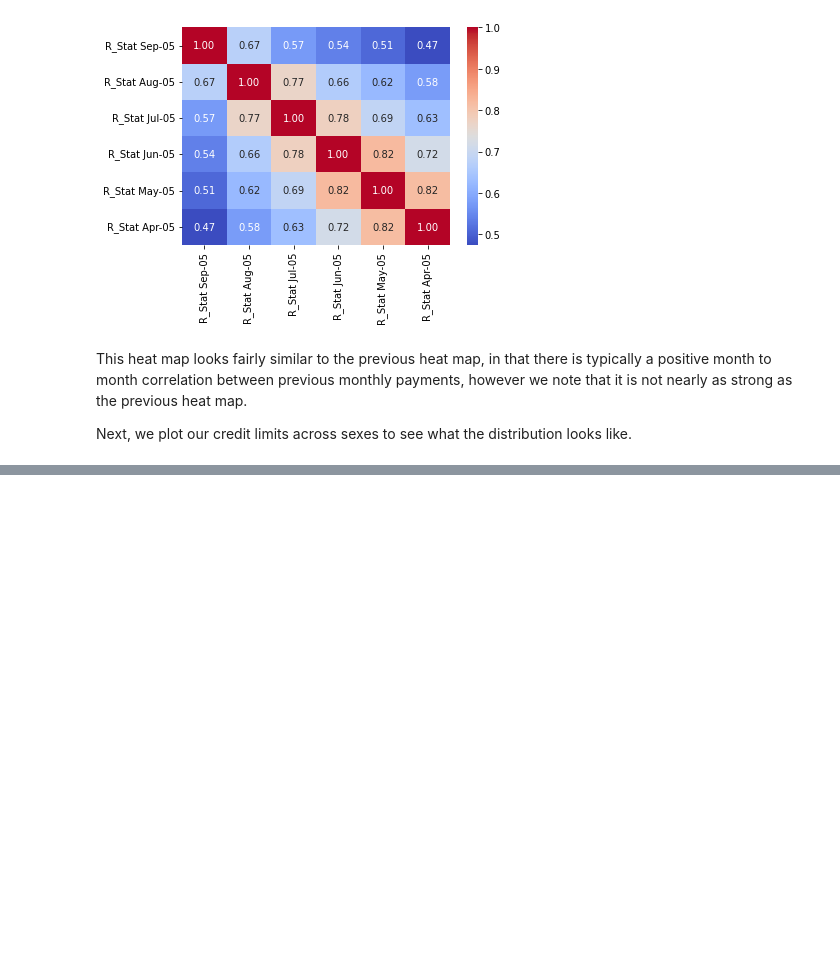
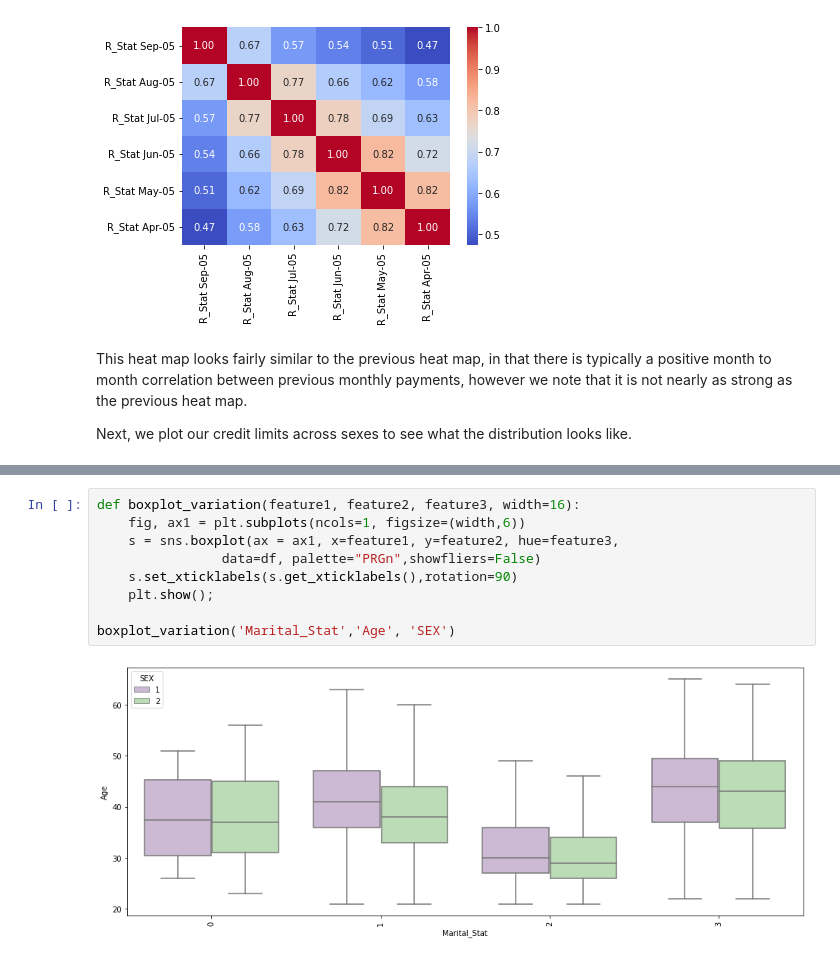
Before and after one commit to halle15/DATA-400_Final_Project, a Jupyter notebook: Final_Project.ipynb, the cells around one changed output, grey strips where cells are left out. Saved outputs shown, nothing was run; the diff lists cells and outputs as text; blank space fills up the shorter version.

```diff
--- a/Final_Project.ipynb
+++ b/Final_Project.ipynb
@@ -189,0 +206,11 @@ Next, we plot our credit limits across sexes to see what the distribution looks
+# %%
+def boxplot_variation(feature1, feature2, feature3, width=16):
+    fig, ax1 = plt.subplots(ncols=1, figsize=(width,6))
+    s = sns.boxplot(ax = ax1, x=feature1, y=feature2, hue=feature3,
+                data=df, palette="PRGn",showfliers=False)
+    s.set_xticklabels(s.get_xticklabels(),rotation=90)
+    plt.show();
+
+boxplot_variation('Marital_Stat','Age', 'SEX')
+# %% [output]
+[figure, added]
```
Also changed, not shown: parts of 11 cells of this notebook.
